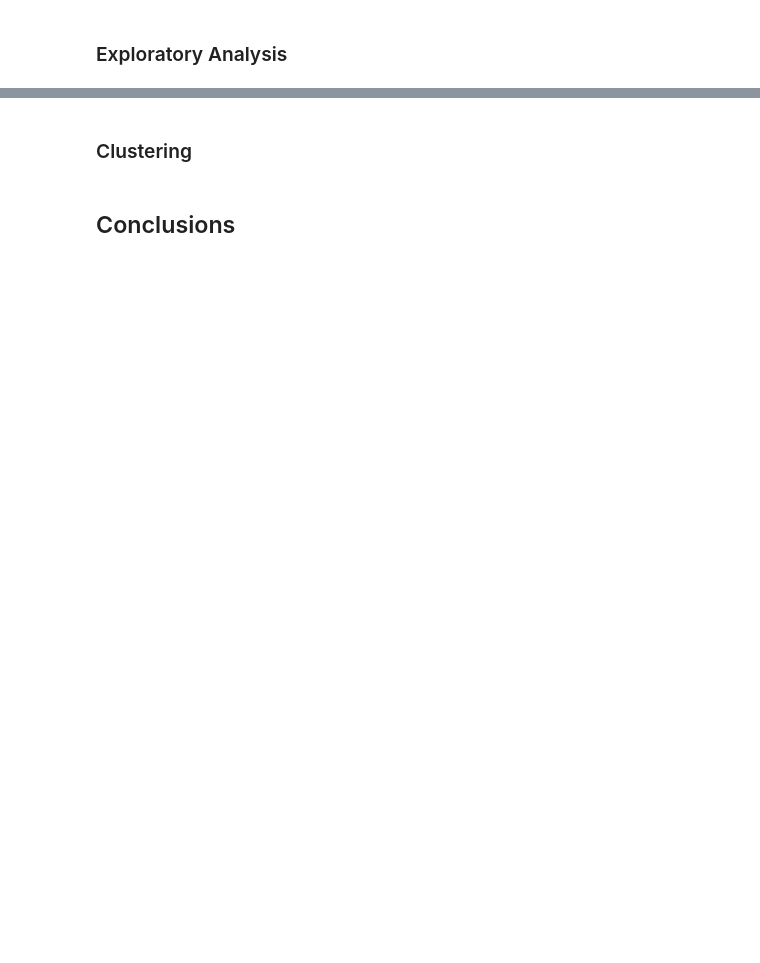
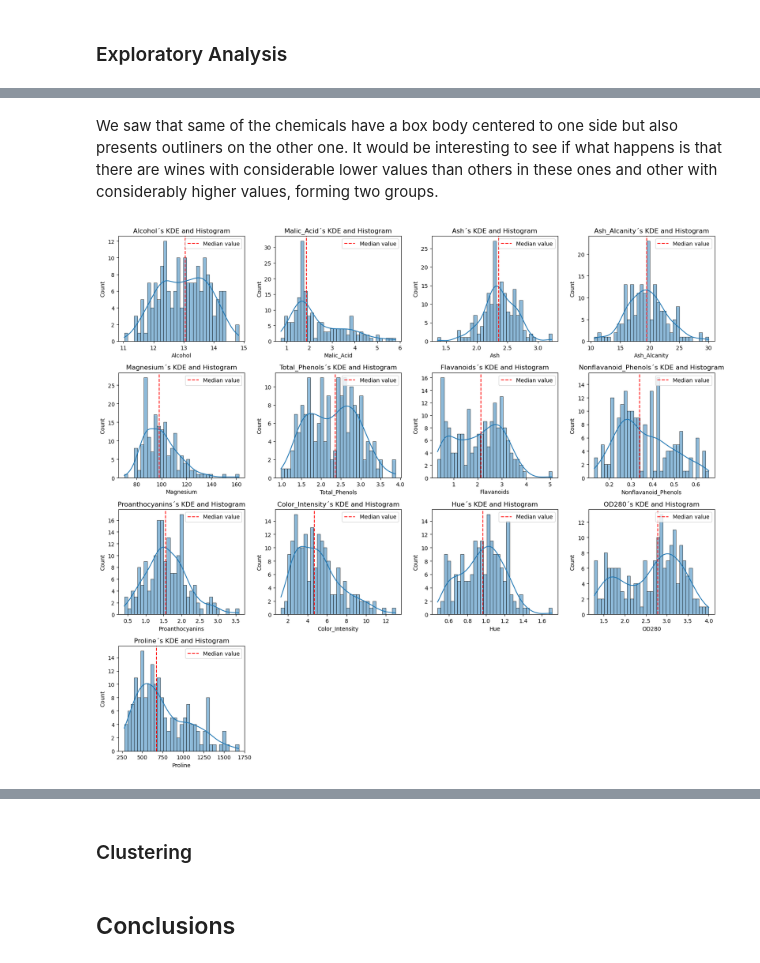
Before and after one commit to martincalsina/Wine-Chemical-Analysis, a Jupyter notebook: Wine Analysis.ipynb, the cells around one changed output, grey strips where cells are left out. Saved outputs shown, nothing was run; the diff lists cells and outputs as text; code cells hidden in the pictures; blank space fills up the shorter version.

```diff
--- a/Wine Analysis.ipynb
+++ b/Wine Analysis.ipynb
@@ -174,0 +226,19 @@ However, it would be convenient to normalize the values for when we reach the cl
+# %% [markdown]
+We saw that same of the chemicals have a box body centered to one side but also presents outliners on the other one. It would be interesting to see if what happens is that there are wines with considerable lower values than others in these ones and other with considerably higher values, forming two groups.
+# %%
+def kdeplot_per_chemical(data):
+    plt.figure(figsize=(16, 14))
+    for i, column in enumerate(data.columns):
+        plt.subplot(4, 4, i + 1)
+        sns.histplot(x=data[column], bins=35, kde=True)
+        median_value = data[column].median()
+        plt.axvline(x=median_value, color="red", linestyle="--", label="Median value")
+        plt.legend(loc="upper right",)
+        plt.title(f'{column}´s KDE and Histogram')
+        del median_value
+    plt.tight_layout()
+    plt.show()
+# %%
+kdeplot_per_chemical(df)
+# %% [output]
+[figure, added]
```
Also changed, not shown: parts of 23 cells of this notebook.
